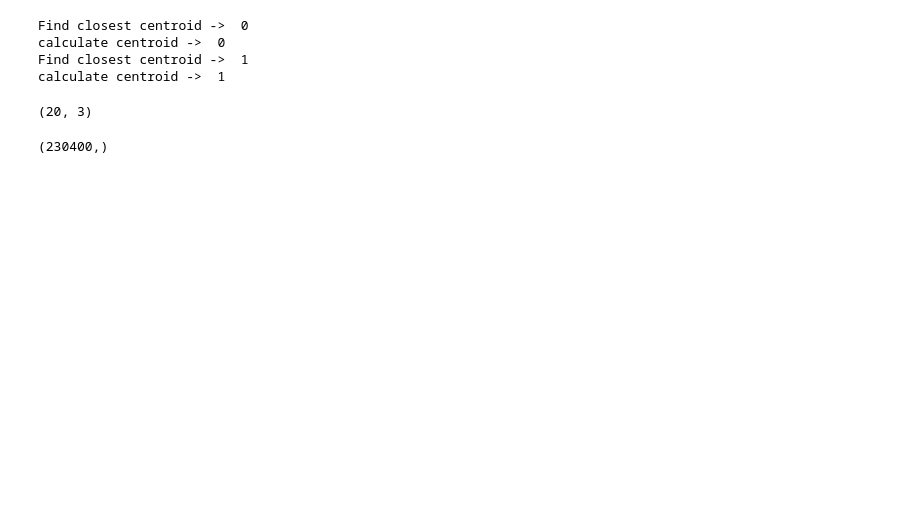
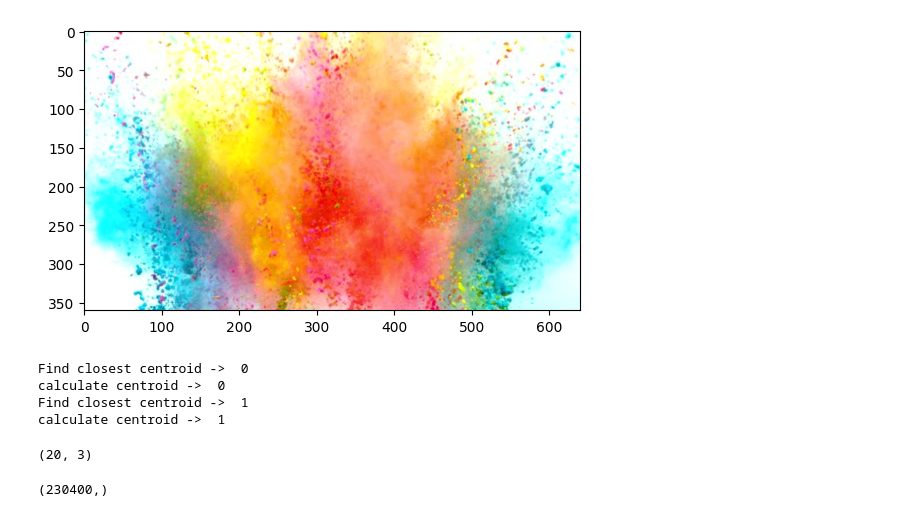
Before and after one commit to loginshivam/ML, a Jupyter notebook: USL/USL_K_mean_compress_image_colors.ipynb, the cells around one changed output. Saved outputs shown, nothing was run; the diff lists cells and outputs as text; code cells hidden in the pictures; blank space fills up the shorter version.

```diff
--- a/USL/USL_K_mean_compress_image_colors.ipynb
+++ b/USL/USL_K_mean_compress_image_colors.ipynb
@@ -44,16 +44,20 @@ def run_kMean(x, init_centroids, itr):
     return (centroids, idx)
 # %%
 img_train = plt.imread('Data/img3.jpeg')
+plt.imshow(img_train)
 img_train = img_train / 700
 img_reshaped = np.reshape(img_train , (img_train.shape[0] * img_train.shape[1] ,3))
-K = 20
-init_centroids = init_centroid(img_reshaped, K)
-centroids , idx = run_kMean(img_reshaped, init_centroids, 2)
 # %% [output]
-Find closest centroid ->  0
-calculate centroid ->  0
-Find closest centroid ->  1
-calculate centroid ->  1
+[figure, added]
+# %%
+K = 20
+init_centroids = init_centroid(img_reshaped, K)
+centroids , idx = run_kMean(img_reshaped, init_centroids, 2)
+# %% [output]
+Find closest centroid ->  0
+calculate centroid ->  0
+Find closest centroid ->  1
+calculate centroid ->  1
 # %%
 centroids.shape
 # %% [output]
```
Also changed, not shown: parts of 2 cells of this notebook.
